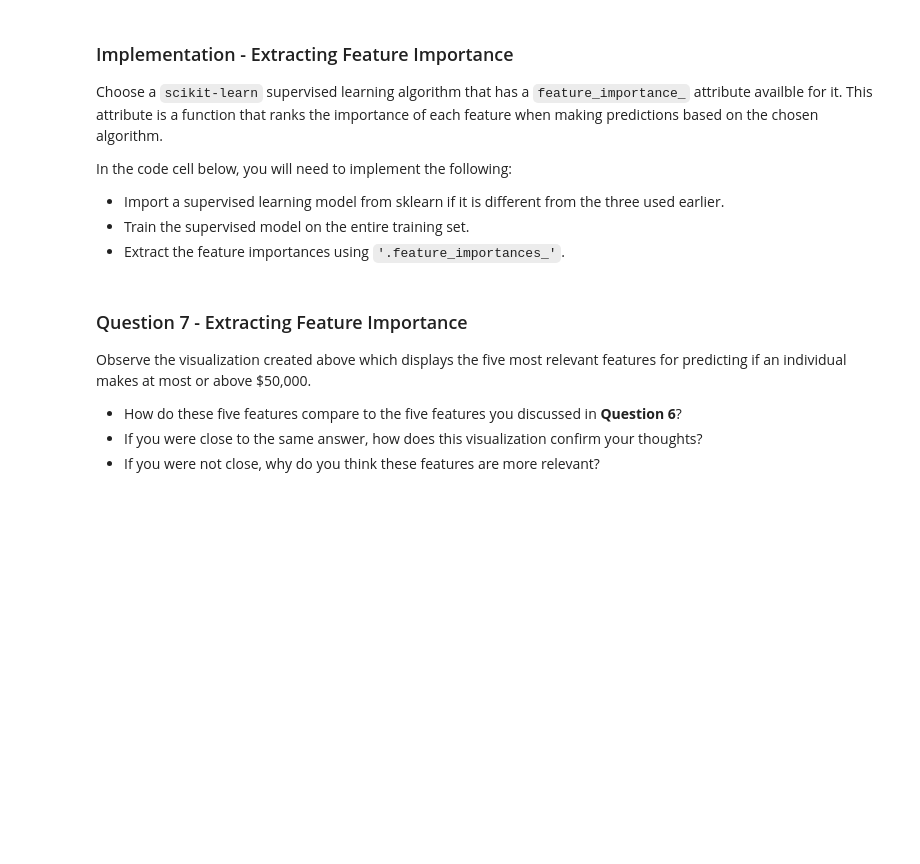
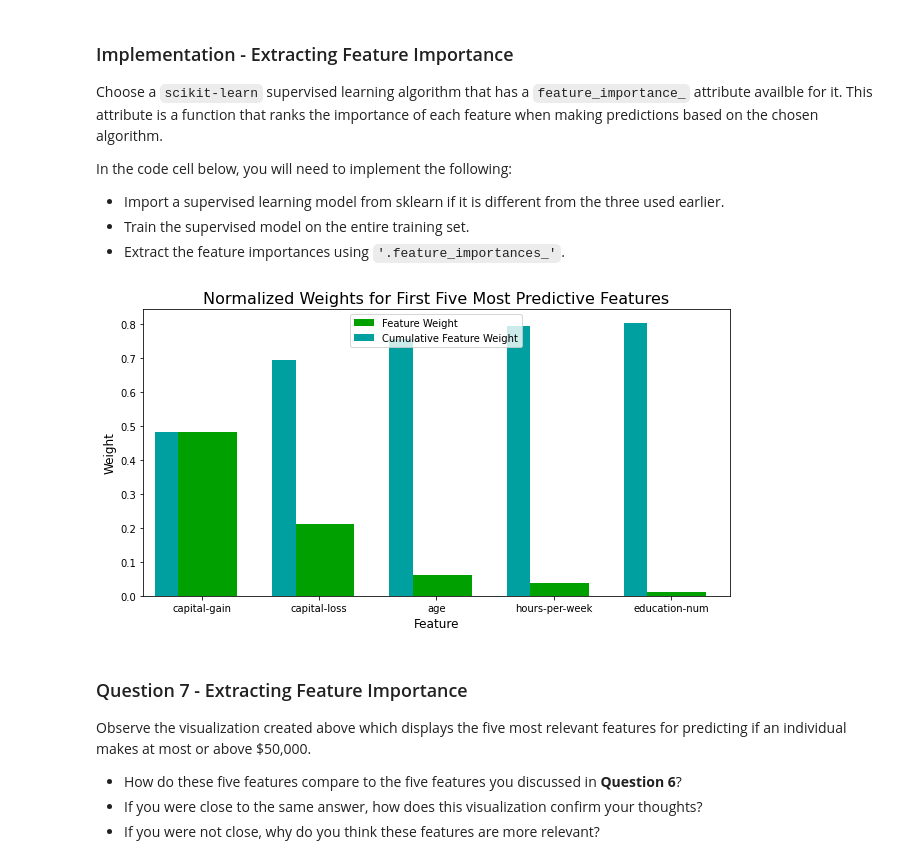
Before and after one commit to alf808/charity-case, a Jupyter notebook: finding_donors.ipynb, the cells around one changed output. Cells and saved outputs as stored; diff of their text form; code cells hidden in the pictures; blank space fills up the shorter version.

```diff
--- a/finding_donors.ipynb
+++ b/finding_donors.ipynb
@@ -682,16 +701,19 @@ In the code cell below, you will need to implement the following:
  - Extract the feature importances using `'.feature_importances_'`.
 # %%
 # TODO: Import a supervised learning model that has 'feature_importances_'
-
+# I am using AdaBoostClassifier with n_estimators=400
 
 # TODO: Train the supervised model on the training set using .fit(X_train, y_train)
-model = None
+model = AdaBoostClassifier(n_estimators=400)
+model.fit(X_train, y_train)
 
 # TODO: Extract the feature importances using .feature_importances_
-importances = None
+importances = model.feature_importances_
 
 # Plot
 vs.feature_plot(importances, X_train, y_train)
+# %% [output]
+[figure, added]
 # %% [markdown]
 ### Question 7 - Extracting Feature Importance
 
```
Also changed, not shown: parts of 14 cells of this notebook, 1 other file.
